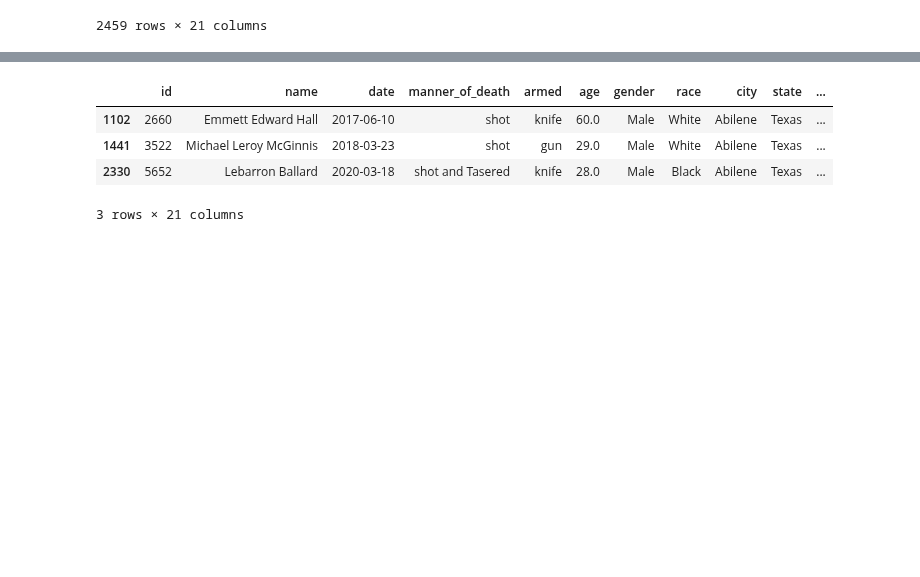
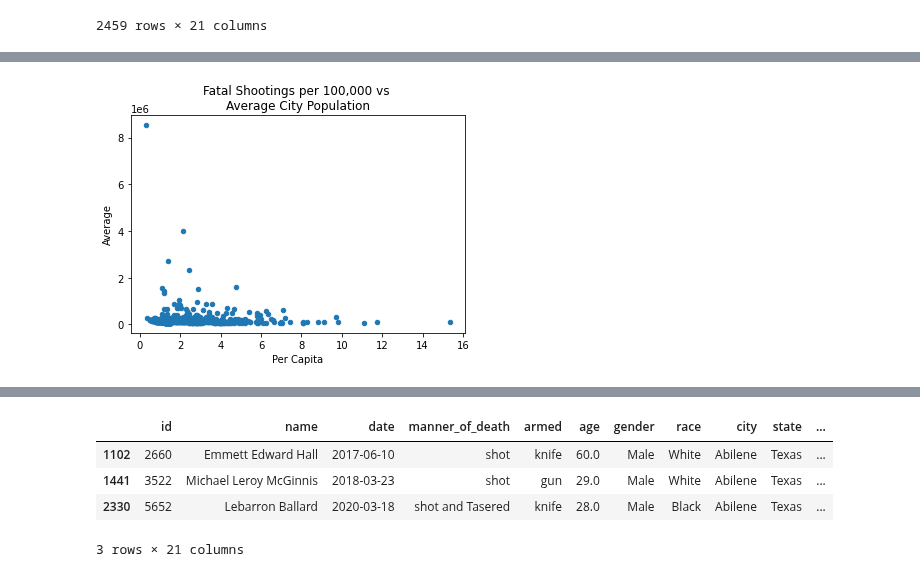
Before and after one commit to szerpa17/fatal-police-shootings, a Jupyter notebook: Analysis.ipynb, the cells around one changed output, grey strips where cells are left out. Cells and saved outputs as stored; diff of their text form; code cells hidden in the pictures; blank space fills up the shorter version.

```diff
--- a/Analysis.ipynb
+++ b/Analysis.ipynb
@@ -239,0 +276,11 @@ state_city_count_df
+# %%
+#Fatal Shootings per 100,000 vs Average city population
+fig = state_city_count_df.plot.scatter('Per Capita',
+                                 'Average',
+                                 title='Fatal Shootings per 100,000 vs \nAverage City Population')
+
+fig.ylim=(0,2000000)
+plt.show()
+#fig.xticks?
+# %% [output]
+[figure, added]
```
Also changed, not shown: parts of 7 cells of this notebook.
